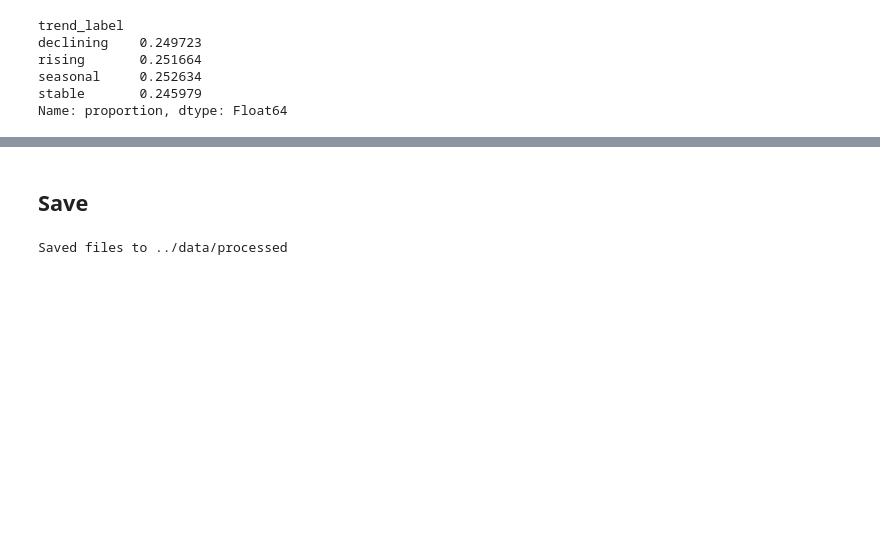
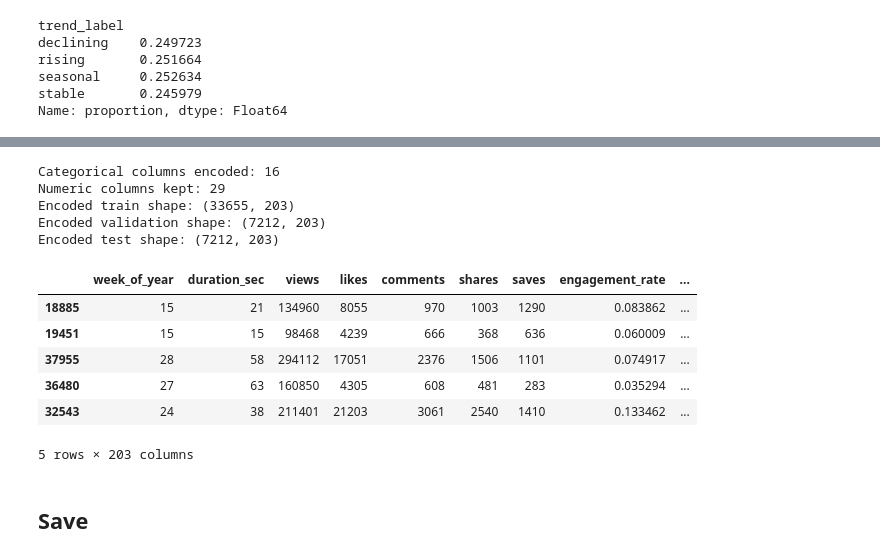
Before and after one commit to vivalavidax123/IML_A2, a Jupyter notebook: notebooks/preprocessing.ipynb, the cells around one changed output, grey strips where cells are left out. Cells and saved outputs as stored; diff of their text form; code cells hidden in the pictures; blank space fills up the shorter version.

```diff
--- a/notebooks/preprocessing.ipynb
+++ b/notebooks/preprocessing.ipynb
@@ -313,19 +309,50 @@ Name: proportion, dtype: Float64
+# %%
+categorical_columns = X_train.select_dtypes(include=["object", "string", "category"]).columns.tolist()
+numeric_columns = [col for col in X_train.columns if col not in categorical_columns]
+
+# Boolean columns are model-ready once converted to 0/1 values.
+bool_columns = X_train[numeric_columns].select_dtypes(include=["bool"]).columns.tolist()
+for data_part in [X_train, X_val, X_test]:
+    for col in bool_columns:
+        data_part[col] = data_part[col].astype("int8")
+
+numeric_medians = X_train[numeric_columns].median(numeric_only=True)
+
+def encode_split(X_part):
+    numeric_part = X_part[numeric_columns].fillna(numeric_medians)
+    categorical_part = pd.get_dummies(
+        X_part[categorical_columns],
+        dtype="int8",
+    )
+    return pd.concat([numeric_part, categorical_part], axis=1)
+
+X_train_encoded = encode_split(X_train)
+X_val_encoded = encode_split(X_val).reindex(columns=X_train_encoded.columns, fill_value=0)
+X_test_encoded = encode_split(X_test).reindex(columns=X_train_encoded.columns, fill_value=0)
+
+X_train = X_train_encoded
+X_val = X_val_encoded
+X_test = X_test_encoded
+
+print("Categorical columns encoded:", len(categorical_columns))
+print("Numeric columns kept:", len(numeric_columns))
+print("Encoded train shape:", X_train.shape)
+print("Encoded validation shape:", X_val.shape)
+print("Encoded test shape:", X_test.shape)
+
+display(X_train.head())
+# %% [output]
+Categorical columns encoded: 16
+Numeric columns kept: 29
+Encoded train shape: (33655, 203)
+Encoded validation shape: (7212, 203)
+Encoded test shape: (7212, 203)
+|  | week_of_year | duration_sec | views | likes | comments | shares | saves | engagement_rate | ... |
+| 18885 | 15 | 21 | 134960 | 8055 | 970 | 1003 | 1290 | 0.083862 | ... |
+| 19451 | 15 | 15 | 98468 | 4239 | 666 | 368 | 636 | 0.060009 | ... |
+| 37955 | 28 | 58 | 294112 | 17051 | 2376 | 1506 | 1101 | 0.074917 | ... |
+| 36480 | 27 | 63 | 160850 | 4305 | 608 | 481 | 283 | 0.035294 | ... |
+| 32543 | 24 | 38 | 211401 | 21203 | 3061 | 2540 | 1410 | 0.133462 | ... |
+5 rows × 203 columns
 # %% [markdown]
 ## Save
-# %%
-train = X_train.copy()
-train[TARGET] = y_train
-
-validation = X_val.copy()
-validation[TARGET] = y_val
-
-test = X_test.copy()
-test[TARGET] = y_test
-
-train.to_csv("../data/processed/train.csv", index=False)
-validation.to_csv("../data/processed/validation.csv", index=False)
-test.to_csv("../data/processed/test.csv", index=False)
-
-print("Saved files to", "../data/processed")
-# %% [output]
-Saved files to ../data/processed
```
Also changed, not shown: parts of 10 cells of this notebook.
